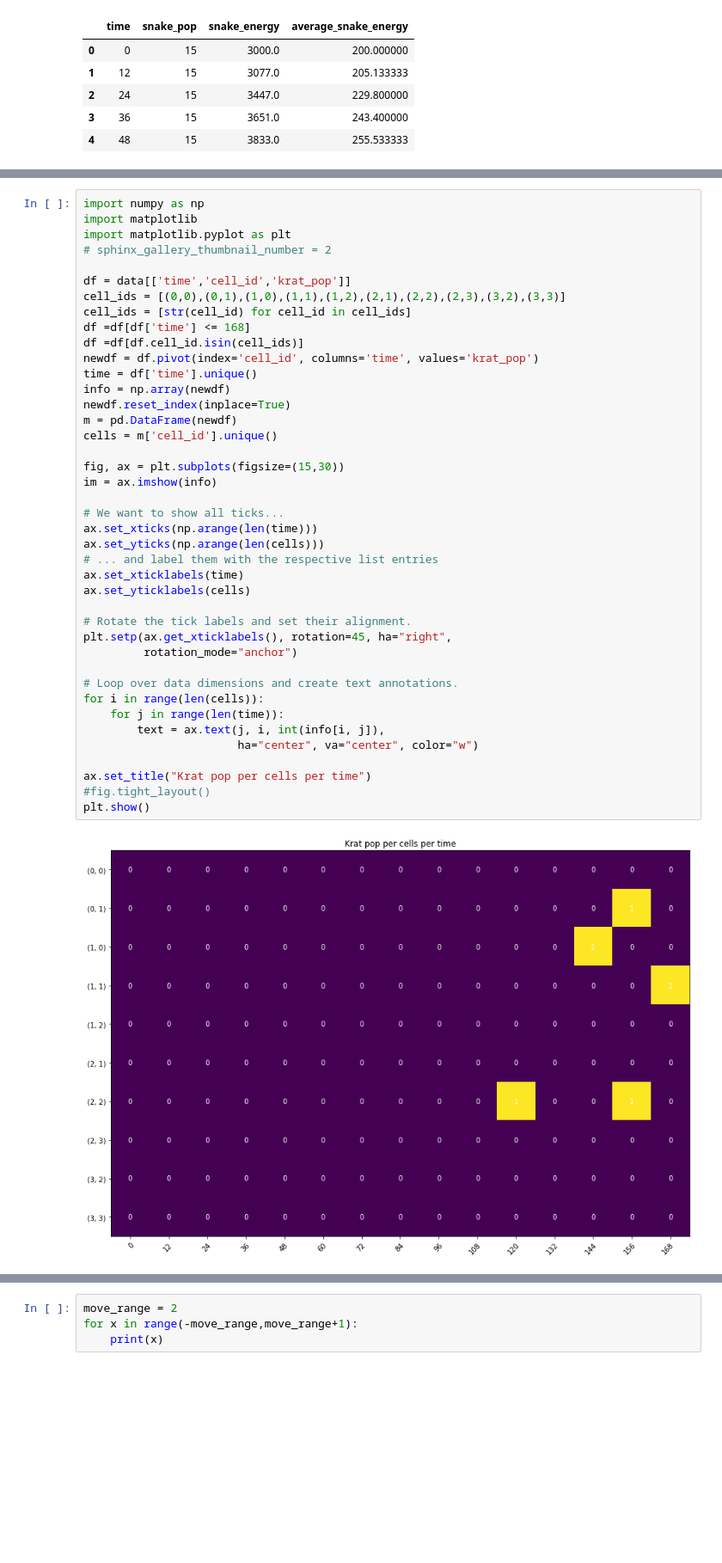
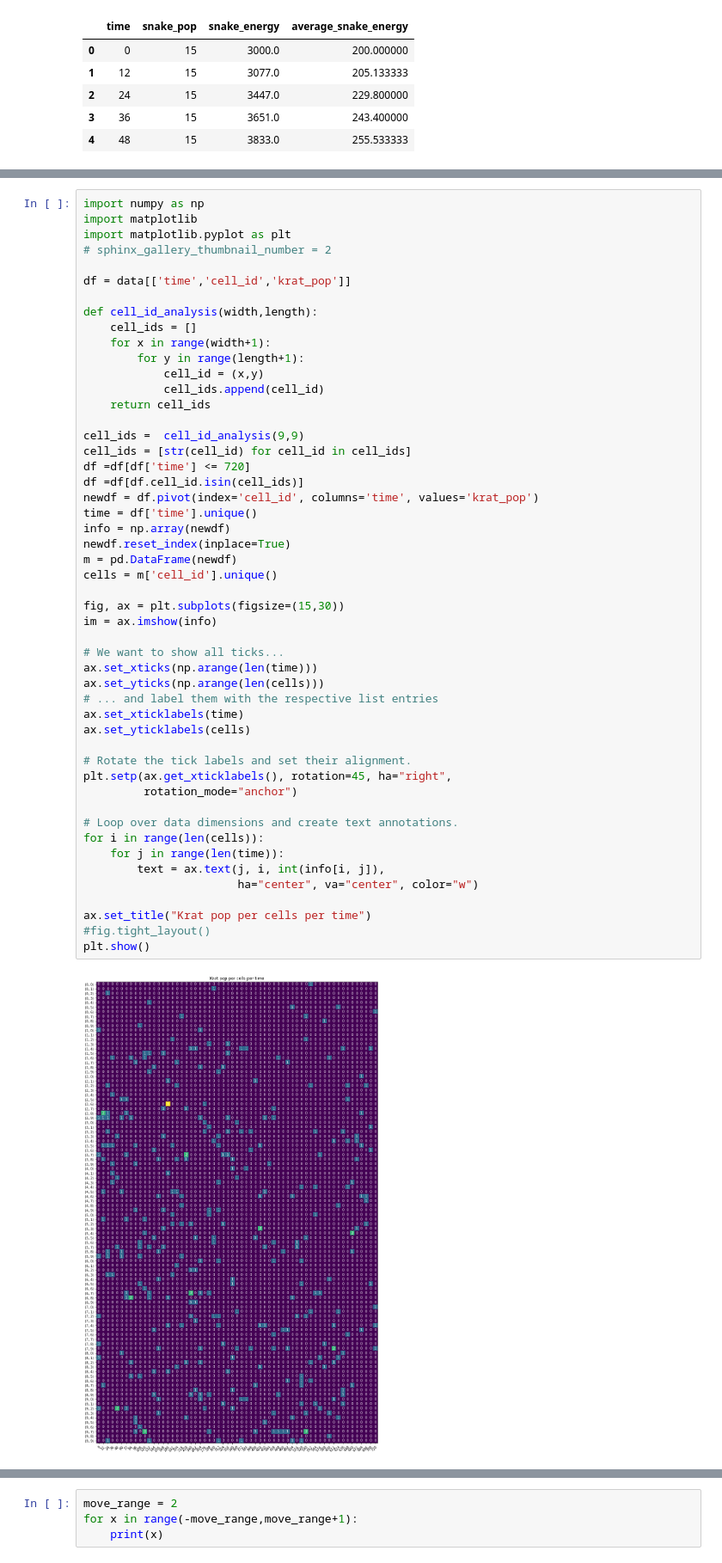
Before and after one commit to michaelremington2/uumarrty, a Jupyter notebook: ecosystem_sim/SimPostDataAnalysis.ipynb, the cells around one changed output, grey strips where cells are left out. Shown at 86% size. Cells and saved outputs as stored; diff of their text form; blank space fills up the shorter version.

```diff
--- a/ecosystem_sim/SimPostDataAnalysis.ipynb
+++ b/ecosystem_sim/SimPostDataAnalysis.ipynb
@@ -175,42 +175,51 @@ import matplotlib.pyplot as plt
 # sphinx_gallery_thumbnail_number = 2
 
 df = data[['time','cell_id','krat_pop']]
-cell_ids = [(0,0),(0,1),(1,0),(1,1),(1,2),(2,1),(2,2),(2,3),(3,2),(3,3)]
+
+def cell_id_analysis(width,length):
+    cell_ids = []
+    for x in range(width+1):
+        for y in range(length+1):
+            cell_id = (x,y)
+            cell_ids.append(cell_id)
+    return cell_ids
+
+cell_ids =  cell_id_analysis(9,9)
 cell_ids = [str(cell_id) for cell_id in cell_ids]
-df =df[df['time'] <= 168]
+df =df[df['time'] <= 720]
 df =df[df.cell_id.isin(cell_ids)]
 newdf = df.pivot(index='cell_id', columns='time', values='krat_pop')
 time = df['time'].unique()
 info = np.array(newdf)
 newdf.reset_index(inplace=True)
 m = pd.DataFrame(newdf)
 cells = m['cell_id'].unique()
 
 fig, ax = plt.subplots(figsize=(15,30))
 im = ax.imshow(info)
 
 # We want to show all ticks...
 ax.set_xticks(np.arange(len(time)))
 ax.set_yticks(np.arange(len(cells)))
 # ... and label them with the respective list entries
 ax.set_xticklabels(time)
 ax.set_yticklabels(cells)
 
 # Rotate the tick labels and set their alignment.
 plt.setp(ax.get_xticklabels(), rotation=45, ha="right",
          rotation_mode="anchor")
 
 # Loop over data dimensions and create text annotations.
 for i in range(len(cells)):
     for j in range(len(time)):
         text = ax.text(j, i, int(info[i, j]),
                        ha="center", va="center", color="w")
 
 ax.set_title("Krat pop per cells per time")
 #fig.tight_layout()
 plt.show()
 # %% [output]
-[figure, old version]
+[figure, new version]
 # %%
 
 df = data[['time','cell_id','snake_pop']]
```
Also changed, not shown: parts of 7 cells of this notebook, 4 other files.
